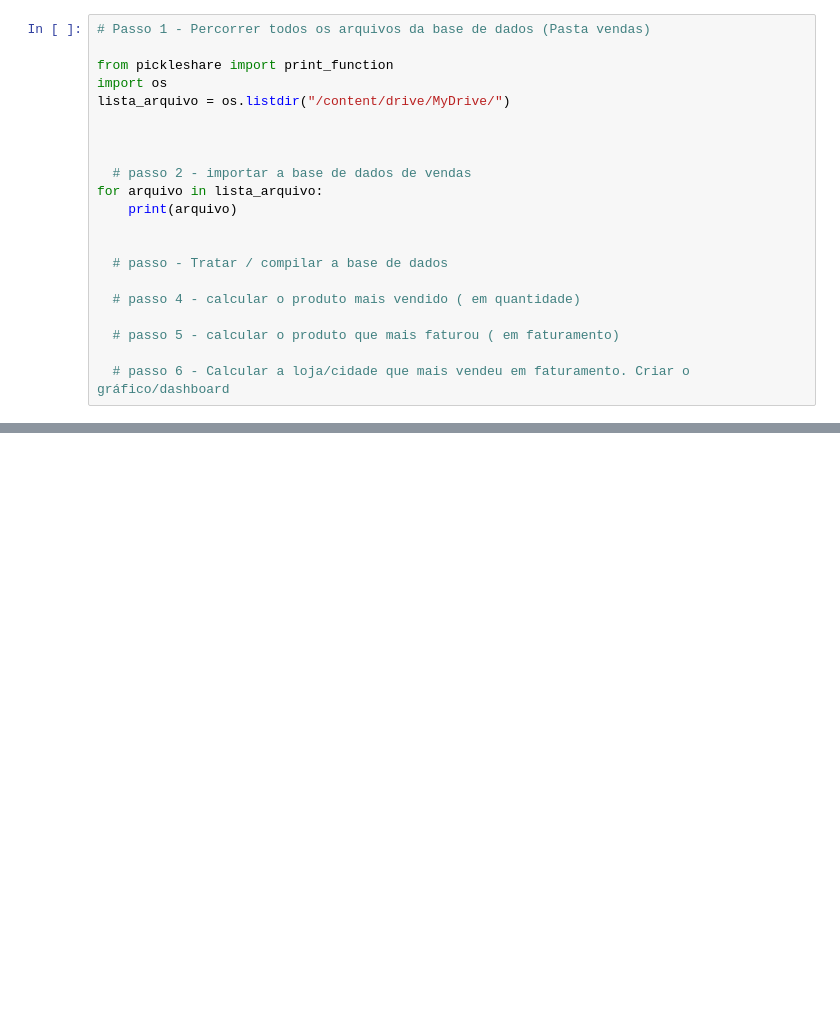
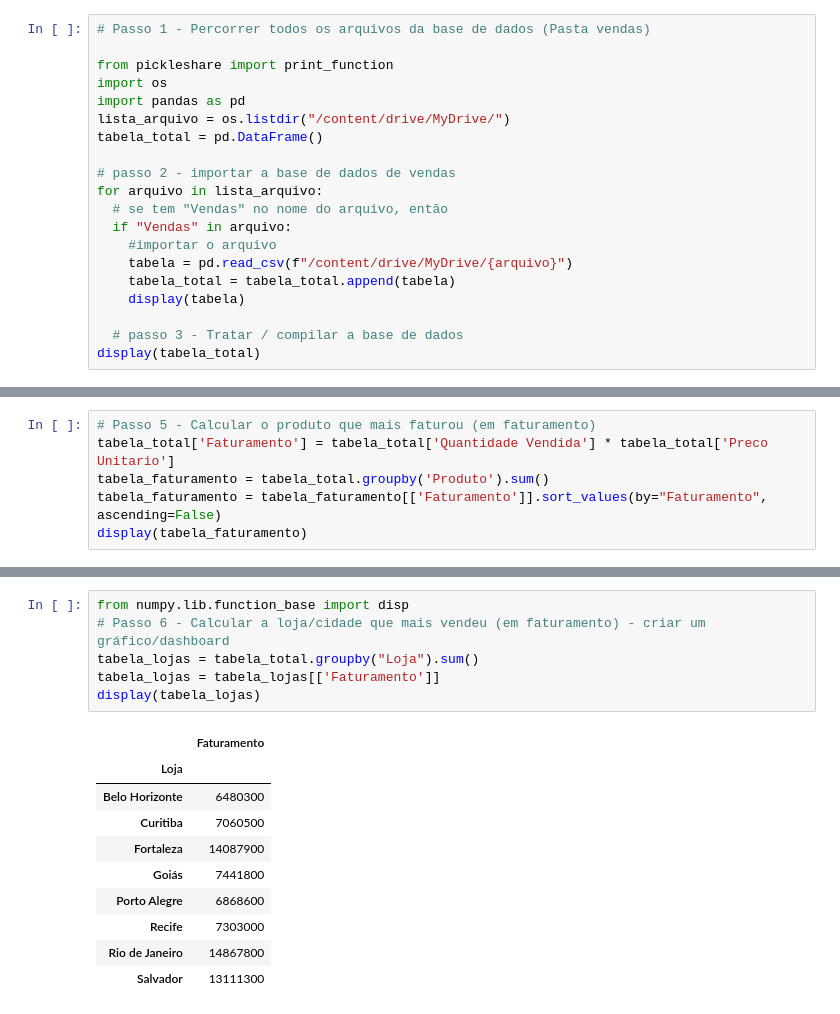
Before and after one commit to ReinaldoSurf/Atualizei-tabela001, a Jupyter notebook: Curso_Básico_de_Python.ipynb, the cells around one changed output, grey strips where cells are left out. Saved outputs shown, nothing was run; the diff lists cells and outputs as text; blank space fills up the shorter version.

```diff
--- a/Curso_Básico_de_Python.ipynb
+++ b/Curso_Básico_de_Python.ipynb
@@ -5,19 +5,18 @@
 
 from pickleshare import print_function
 import os
+import pandas as pd
 lista_arquivo = os.listdir("/content/drive/MyDrive/")
+tabela_total = pd.DataFrame()
 
+# passo 2 - importar a base de dados de vendas
+for arquivo in lista_arquivo:
+  # se tem "Vendas" no nome do arquivo, então
+  if "Vendas" in arquivo:
+    #importar o arquivo
+    tabela = pd.read_csv(f"/content/drive/MyDrive/{arquivo}")
+    tabela_total = tabela_total.append(tabela)
+    display(tabela)
 
-
-  # passo 2 - importar a base de dados de vendas
-for arquivo in lista_arquivo:
-    print(arquivo)
-
-
-  # passo - Tratar / compilar a base de dados
-
-  # passo 4 - calcular o produto mais vendido ( em quantidade)
-
-  # passo 5 - calcular o produto que mais faturou ( em faturamento)
-
-  # passo 6 - Calcular a loja/cidade que mais vendeu em faturamento. Criar o gráfico/dashboard
+  # passo 3 - Tratar / compilar a base de dados
+display(tabela_total)
@@ -41,0 +46,6 @@ Vendas - Rio de Janeiro.csv
+# %%
+# Passo 5 - Calcular o produto que mais faturou (em faturamento)
+tabela_total['Faturamento'] = tabela_total['Quantidade Vendida'] * tabela_total['Preco Unitario']
+tabela_faturamento = tabela_total.groupby('Produto').sum()
+tabela_faturamento = tabela_faturamento[['Faturamento']].sort_values(by="Faturamento", ascending=False)
+display(tabela_faturamento)
@@ -41,0 +62,17 @@ Vendas - Rio de Janeiro.csv
+# %%
+from numpy.lib.function_base import disp
+# Passo 6 - Calcular a loja/cidade que mais vendeu (em faturamento) - criar um gráfico/dashboard
+tabela_lojas = tabela_total.groupby("Loja").sum()
+tabela_lojas = tabela_lojas[['Faturamento']]
+display(tabela_lojas)
+# %% [output]
+|  | Faturamento |
+| Loja |  |
+| Belo Horizonte | 6480300 |
+| Curitiba | 7060500 |
+| Fortaleza | 14087900 |
+| Goiás | 7441800 |
+| Porto Alegre | 6868600 |
+| Recife | 7303000 |
+| Rio de Janeiro | 14867800 |
+| Salvador | 13111300 |
```
Also changed, not shown: parts of 4 cells of this notebook.
